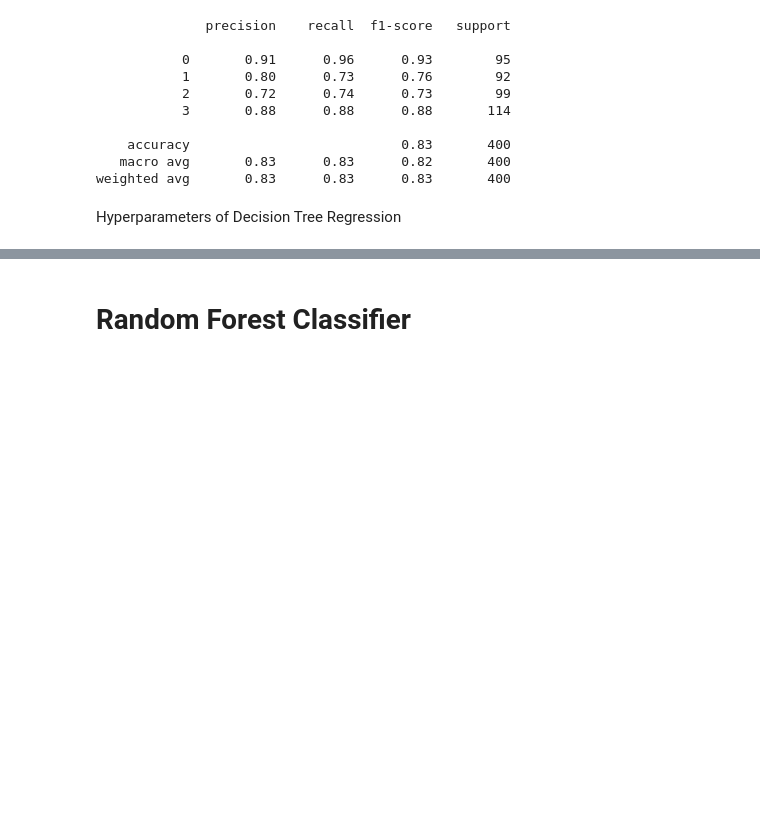
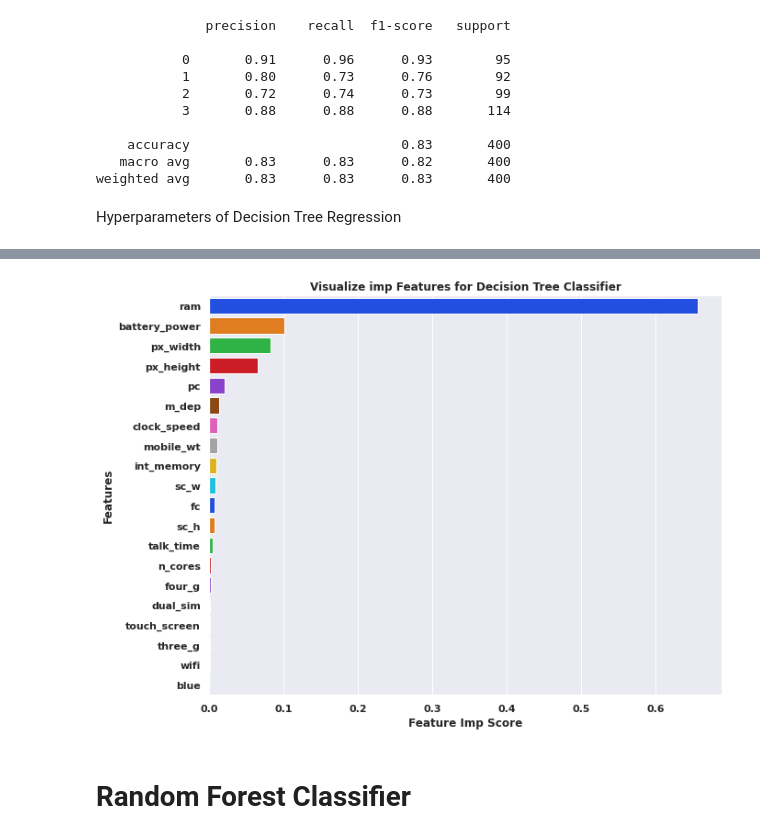
Before and after one commit to pratikjori20/Mobile-Price-Range-Prediction-ML-Class, a Jupyter notebook: Individual_capstone_3.ipynb, the cells around one changed output, grey strips where cells are left out. Drawn from its saved outputs; the diff is of its cells as text; code cells hidden in the pictures; blank space fills up the shorter version.

```diff
--- a/Individual_capstone_3.ipynb
+++ b/Individual_capstone_3.ipynb
@@ -374,3 +432,15 @@ ValueError: ignored
+# %%
+# feature contribution
+
+feature_imp = pd.Series(abs(dtclass.feature_importances_), index=col).sort_values(ascending=False)
+plt.figure(figsize=(10,8)),
+sns.barplot(x=feature_imp, y=feature_imp.index, palette='bright')
+plt.xlabel('Feature Imp Score')
+plt.ylabel('Features')
+plt.title('Visualize imp Features for Decision Tree Classifier')
+plt.show()
+# %% [output]
+[figure, added]
 # %% [markdown]
 # Random Forest Classifier
 # %%
```
Also changed, not shown: parts of 64 cells of this notebook.
